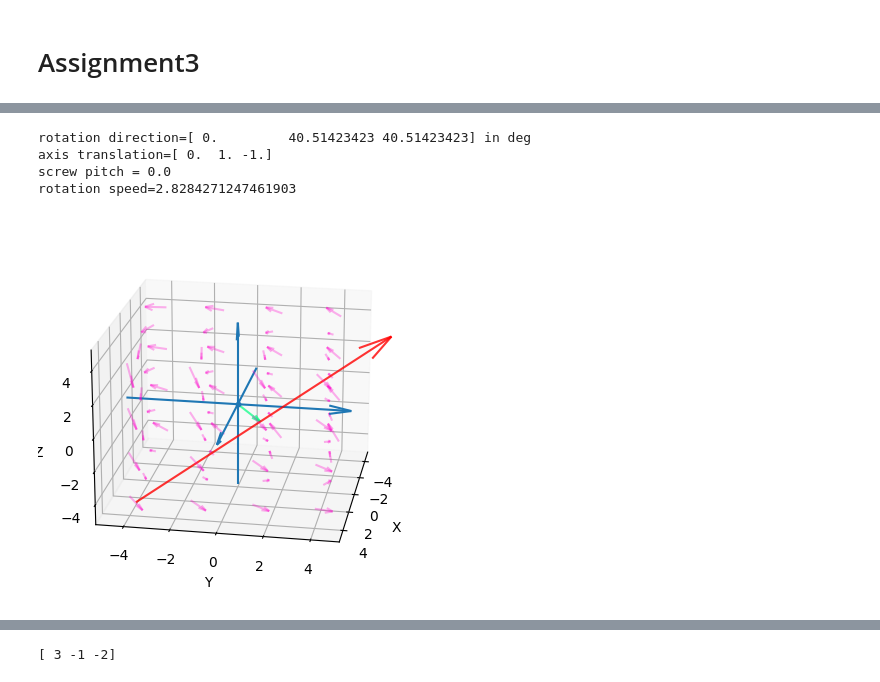
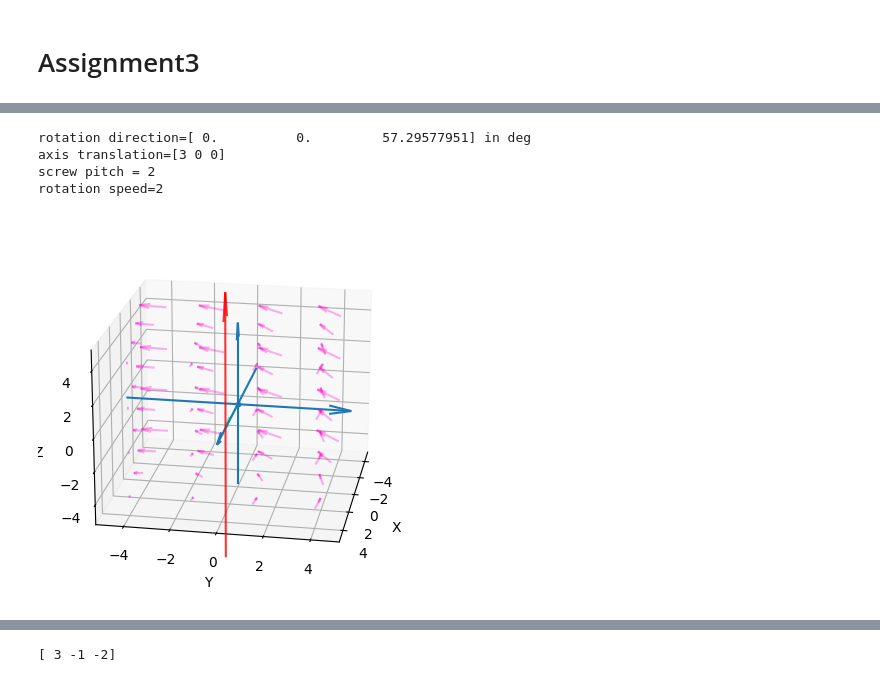
Before and after one commit to Seas00n/ARC2023, a Jupyter notebook: Assignment/as3/assignment3.ipynb, the cells around one changed output, grey strips where cells are left out. Drawn from its saved outputs; the diff is of its cells as text; code cells hidden in the pictures.

```diff
--- a/Assignment/as3/assignment3.ipynb
+++ b/Assignment/as3/assignment3.ipynb
@@ -82,12 +82,12 @@ $$
 import numpy as np
 import matplotlib.pyplot as plt
 %matplotlib inline
-w = np.array([0,2,2])
-v = np.array([4,0,0])
-s = w/np.linalg.norm(w)
-theta_d = np.linalg.norm(w)
-q = np.cross(w, v)/(np.linalg.norm(w)**2)
-h = w.dot(v)/(np.linalg.norm(w))
+q = np.array([3,0,0])
+s = np.array([0,0,1])
+h = 2
+theta_d = 2
+w = s*theta_d
+v = -np.cross(s*theta_d,q)+h*s*theta_d
 print('rotation direction={} in deg'.format(s*180/np.pi))
 print('axis translation={}'.format(q))
 print('screw pitch = {}'.format(h))
@@ -98,38 +98,38 @@ ax = plt.axes(projection='3d')
 ax.grid()
 ax.quiver(-5,0,0,1,0,0,normalize=True,length=10,arrow_length_ratio=0.1)
 ax.quiver(0,-5,0,0,1,0,normalize=True,length=10,arrow_length_ratio=0.1)
 ax.quiver(0,0,-5,0,0,1,normalize=True,length=10,arrow_length_ratio=0.1)
 ax.quiver(0,0,0,q[0],q[1],q[2],normalize=True,length=np.linalg.norm(q),color=(0,1,0.5,0.7))
 ax.quiver(q[0]-s[0]*2*L,q[1]-s[1]*2*L,q[2]-s[2]*2*L,s[0],s[1],s[2],
           normalize=True,length=4*L,arrow_length_ratio=0.1,color=(1, 0, 0, 0.8))
 ax.scatter(0,0,0,'linewidth',10)
 ax.set_xlabel('X')
 ax.set_xlim3d(-5, 5)
 ax.set_ylabel('Y')
 ax.set_ylim3d(-5, 5)
 ax.set_zlabel('Z')
 ax.set_zlim3d(-5, 5)
 x = np.linspace(-4,4,4)
 y = np.linspace(-4,4,4)
 z = np.linspace(-4,4,4)
 x_,y_,z_ = np.meshgrid(x,y,z)
 x_ = np.reshape(x_,(1,np.size(x_)))
 y_ = np.reshape(y_,(1,np.size(y_)))
 z_ = np.reshape(z_,(1,np.size(z_)))
 p = np.vstack([x_,y_,z_])
 v_ = np.zeros((3,np.size(x_)))
 for i in range(np.size(x_)):
     v_[:,i] = v+np.cross(w,p[:,i])
     ax.quiver(x_[:,i],y_[:,i],z_[:,i],v_[0,i],v_[1,i],v_[2,i],normalize=True,length=0.08*np.linalg.norm(v_[:,i]),
               color=(1,0,0.8,0.3),arrow_length_ratio=0.4)
 ax.view_init(elev=20, azim=10)
 plt.show()
 # %% [output]
-rotation direction=[ 0.         40.51423423 40.51423423] in deg
-axis translation=[ 0.  1. -1.]
-screw pitch = 0.0
-rotation speed=2.8284271247461903
+rotation direction=[ 0.          0.         57.29577951] in deg
+axis translation=[3 0 0]
+screw pitch = 2
+rotation speed=2
-[figure, old version]
+[figure, new version]
 # %% [markdown]
 ## Q4
 ![mr_3_28_1.png](img/mr_3_28_1.png)
```
Also changed, not shown: parts of 5 cells of this notebook, 2 other files.
